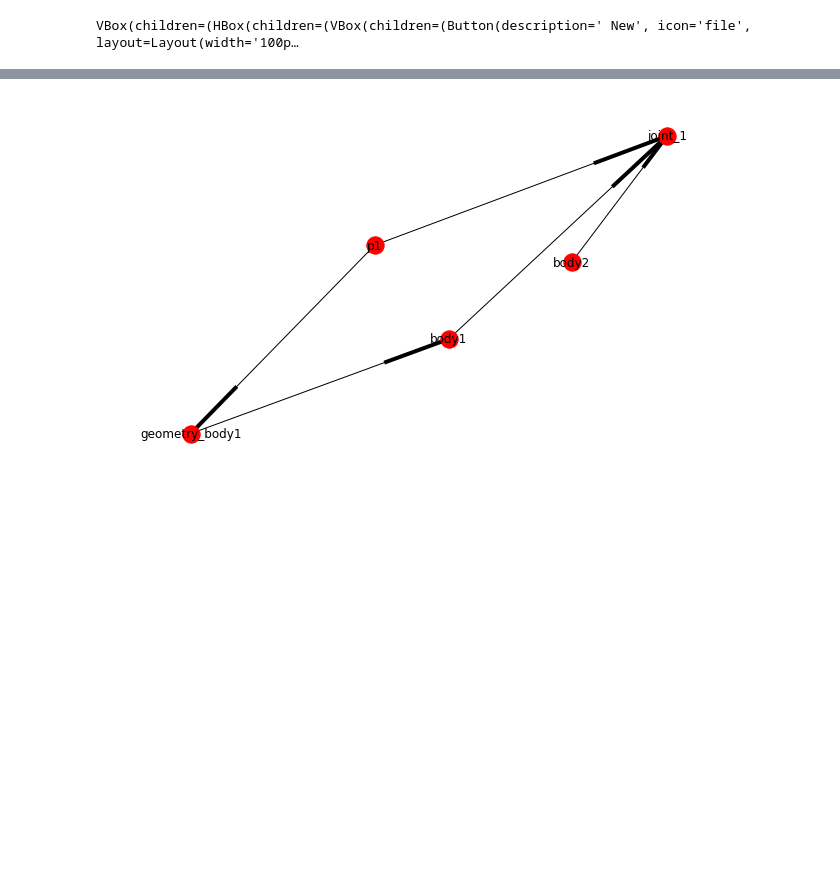
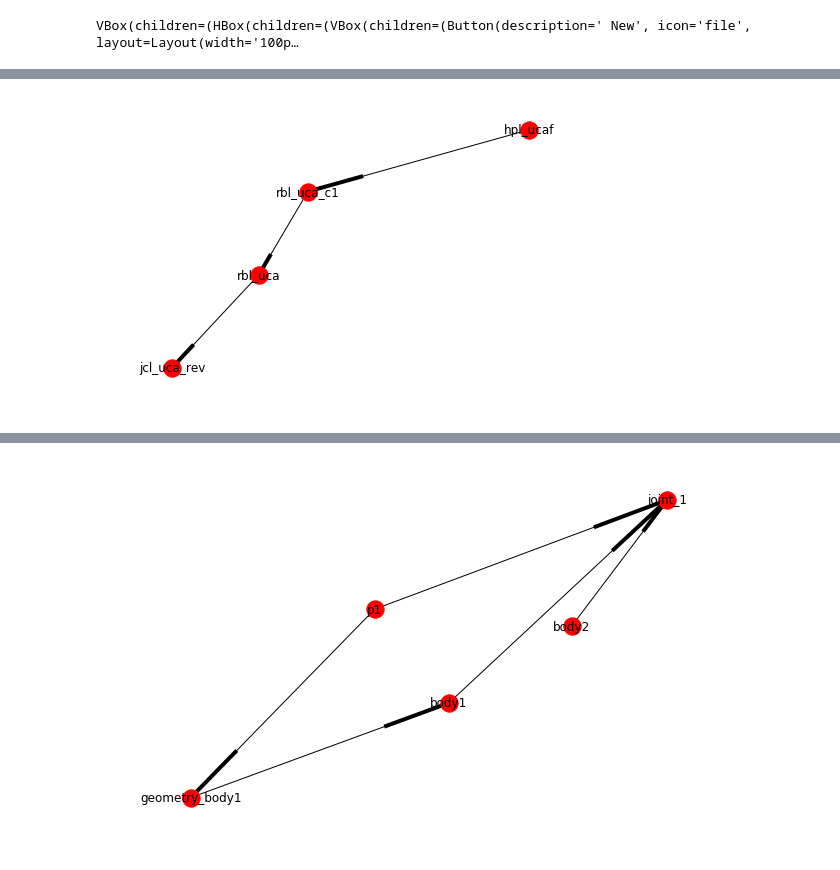
Before and after one commit to khaledghobashy/asurt_cdt, a Jupyter notebook: model_builder.ipynb, the cells around one changed output, grey strips where cells are left out. Cells and saved outputs as stored; diff of their text form; code cells hidden in the pictures; blank space fills up the shorter version.

```diff
--- a/model_builder.ipynb
+++ b/model_builder.ipynb
@@ -53,0 +61,5 @@ plt.show()
+# %%
+nx.draw(nx.dfs_tree(m.data_flow,'hpl_ucaf'),with_labels=True)
+plt.show()
+# %% [output]
+[figure, added]
```
Also changed, not shown: parts of 9 cells of this notebook, 3 other files.
